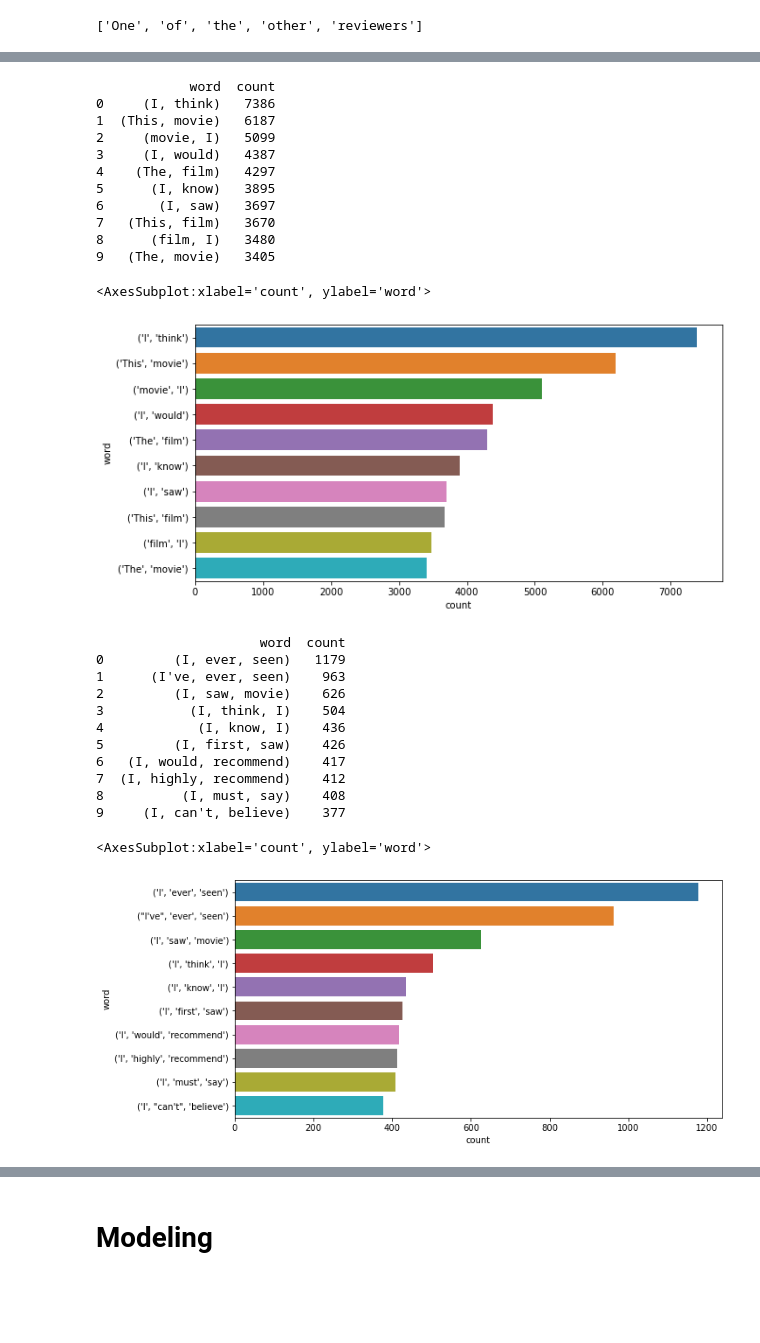
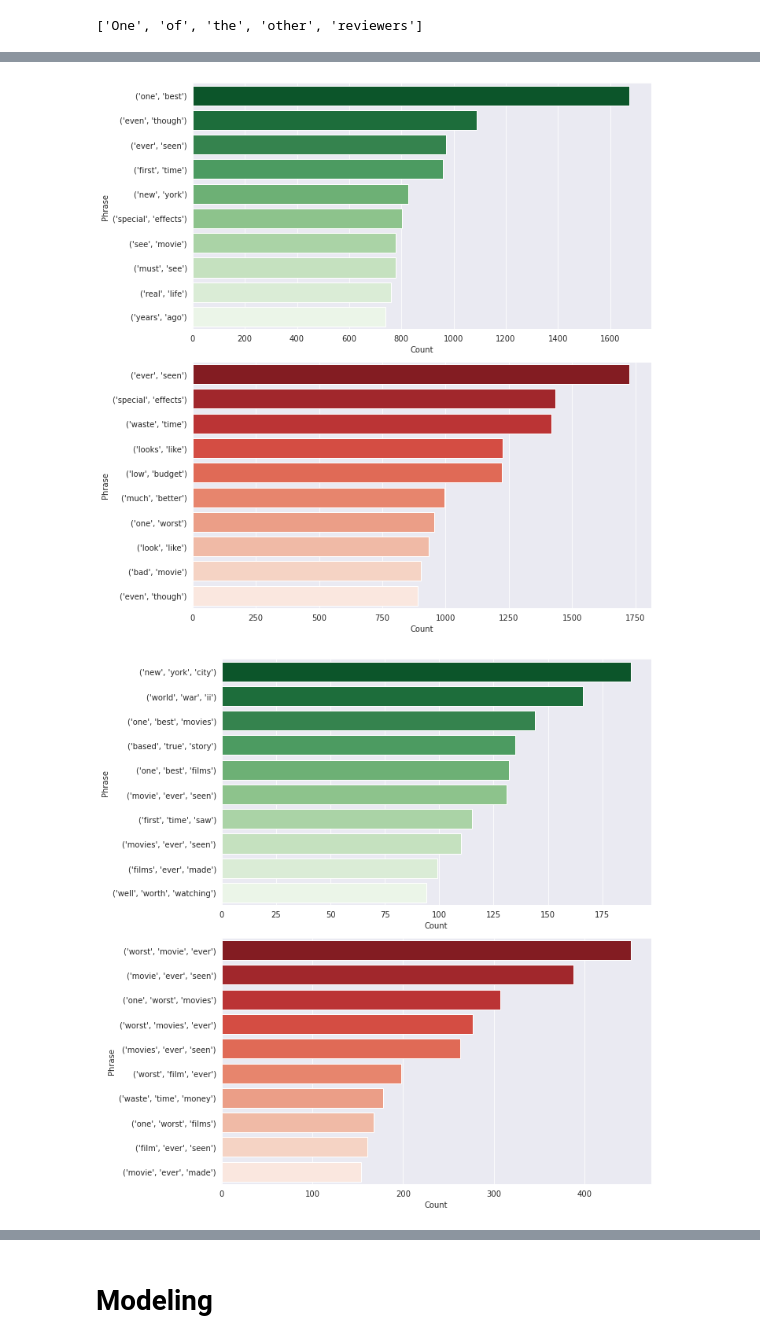
Before and after one commit to Drymander/dsc-phase-4-project, a Jupyter notebook: NLP Notebook 6.18.ipynb, the cells around one changed output, grey strips where cells are left out. Cells and saved outputs as stored; diff of their text form; code cells hidden in the pictures; blank space fills up the shorter version.

```diff
--- a/NLP Notebook 6.18.ipynb
+++ b/NLP Notebook 6.18.ipynb
@@ -437,0 +418,35 @@ plot_ngram(tokens, 1)
+# %%
+def plot_ngram(i, tokens_pos=tokens_pos, tokens_neg=tokens_neg):
+
+    # Setting up ngrams depending on our specified value for 'i'
+    n_gram_pos = (pd.Series(nltk.ngrams(tokens_pos, i)).value_counts())[:10]
+    n_gram_neg = (pd.Series(nltk.ngrams(tokens_neg, i)).value_counts())[:10]
+
+    # Creating p/n dataframes
+    n_gram_df_pos = pd.DataFrame(n_gram_pos)
+    n_gram_df_neg = pd.DataFrame(n_gram_neg)
+
+    # Resetting index for labeling on plots
+    n_gram_df_pos = n_gram_df_pos.reset_index()
+    n_gram_df_neg = n_gram_df_neg.reset_index()
+
+    # Renaming plots
+    n_gram_df_pos = n_gram_df_pos.rename(columns={'index': 'Phrase', 0: 'Count'})
+    n_gram_df_neg = n_gram_df_neg.rename(columns={'index': 'Phrase', 0: 'Count'})
+
+    # Setting seaborn grid style to 'darkgrid'
+    with sns.axes_style('darkgrid'):
+
+        # Setting up two figures to stack on top of each other
+        fig = plt.figure(figsize = (10,10))
+        ax1 = fig.add_subplot(211)
+        ax2 = fig.add_subplot(212)
+
+        # Assigning each barplot to positive and negative ngram sets
+        sns.barplot(ax=ax1, x='Count',y='Phrase', data=n_gram_df_pos, palette='Greens_r')
+        sns.barplot(ax=ax2, x='Count',y='Phrase', data=n_gram_df_neg, palette='Reds_r')
+
+    # Return plot with tight layout
+    plt.tight_layout()
+
+plot_ngram(1)
@@ -438,33 +455,9 @@ plot_ngram(tokens, 1)
 # %%
-plot_ngram(tokens, 2)
+plot_ngram(2)
 # %% [output]
-            word  count
-0     (I, think)   7386
-1  (This, movie)   6187
-2     (movie, I)   5099
-3     (I, would)   4387
-4    (The, film)   4297
-5      (I, know)   3895
-6       (I, saw)   3697
-7   (This, film)   3670
-8      (film, I)   3480
-9   (The, movie)   3405
-<AxesSubplot:xlabel='count', ylabel='word'>
-[figure, old version]
+[figure, new version]
 # %%
-plot_ngram(tokens, 3)
+plot_ngram(3)
 # %% [output]
-                     word  count
-0         (I, ever, seen)   1179
-1      (I've, ever, seen)    963
-2         (I, saw, movie)    626
-3           (I, think, I)    504
-4            (I, know, I)    436
-5         (I, first, saw)    426
-6   (I, would, recommend)    417
-7  (I, highly, recommend)    412
-8          (I, must, say)    408
-9     (I, can't, believe)    377
-<AxesSubplot:xlabel='count', ylabel='word'>
-[figure, old version]
+[figure, new version]
 # %%
```
Also changed, not shown: parts of 70 cells of this notebook.
